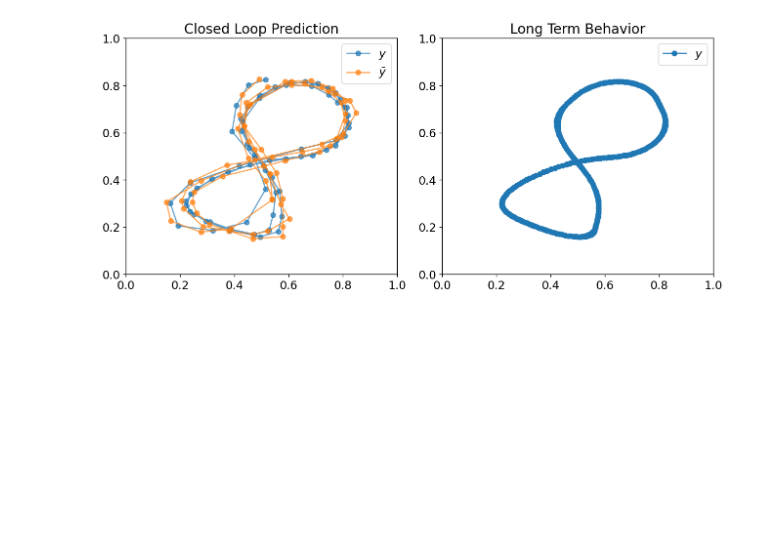
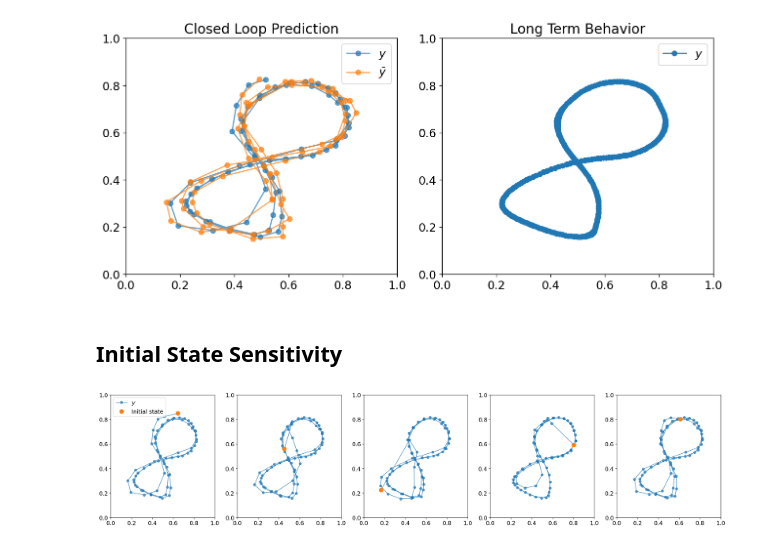
Before and after one commit to Jfeatherstone/ElmanNetwork, a Jupyter notebook: MouseFigureEight.ipynb, the cells around one changed output. Drawn from its saved outputs; the diff is of its cells as text; code cells hidden in the pictures; blank space fills up the shorter version.

Commit message:
Added initial state test for figure eight

```diff
--- a/MouseFigureEight.ipynb
+++ b/MouseFigureEight.ipynb
@@ -112,3 +112,28 @@ fig.tight_layout()
 plt.show()
 # %% [output]
 [figure]
+# %% [markdown]
+## Initial State Sensitivity
+# %%
+fig, ax = plt.subplots(1, 5, figsize=(22,5))
+
+stateJumpIncrement = 5
+
+for i in range(5):
+
+    nSteps = 1000
+
+    predictArr = model.predict([xArr[i*stateJumpIncrement], yArr[i*stateJumpIncrement]], predictionSteps=nSteps)
+
+
+    ax[i].plot(predictArr[:targetArr.shape[0],0], predictArr[:targetArr.shape[0],1], '-o', alpha=.7, label='$ y $')
+    ax[i].plot(xArr[i*stateJumpIncrement], yArr[i*stateJumpIncrement], 'o', markersize=10, label='Initial state')
+
+    ax[i].set_xlim([0, 1])
+    ax[i].set_ylim([0, 1])
+
+ax[0].legend()
+fig.tight_layout()
+plt.show()
+# %% [output]
+[figure, added]
```
